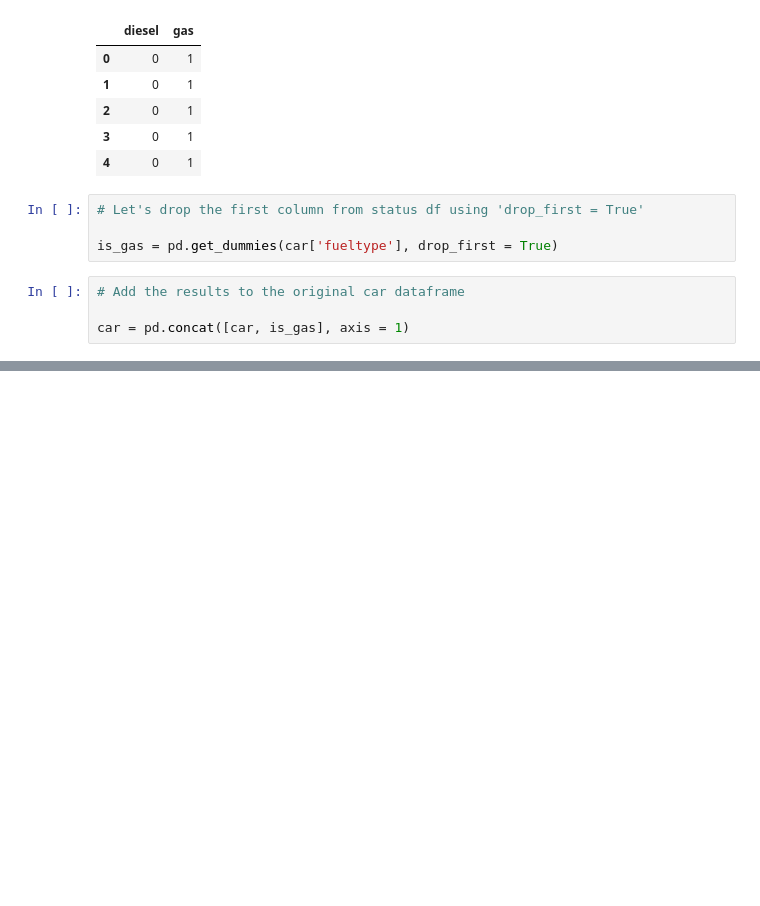
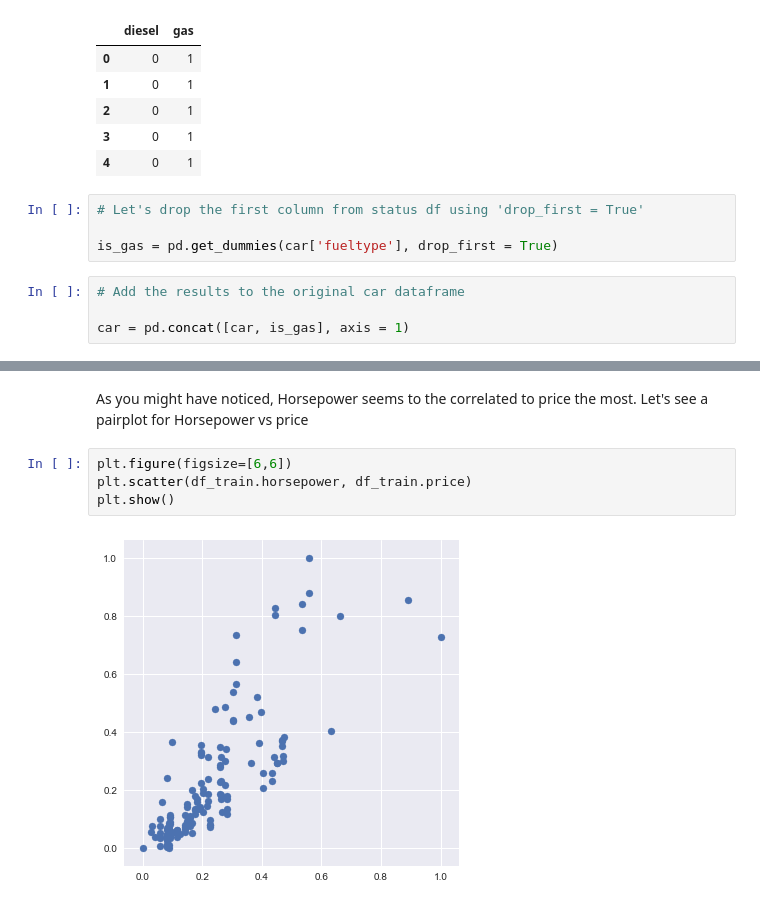
Before and after one commit to Abhi0926/Multivariate_Linear_Regression, a Jupyter notebook: Jupyter Notebook/Linear_Regression_Case_Study.ipynb, the cells around one changed output, grey strips where cells are left out. Saved outputs shown, nothing was run; the diff lists cells and outputs as text; blank space fills up the shorter version.

```diff
--- a/Jupyter Notebook/Linear_Regression_Case_Study.ipynb
+++ b/Jupyter Notebook/Linear_Regression_Case_Study.ipynb
@@ -198,0 +412,8 @@ car.drop(['fueltype'], axis = 1, inplace = True)
+# %% [markdown]
+As you might have noticed, Horsepower seems to the correlated to price the most. Let's see a pairplot for Horsepower vs price
+# %%
+plt.figure(figsize=[6,6])
+plt.scatter(df_train.horsepower, df_train.price)
+plt.show()
+# %% [output]
+[figure, added]
```
Also changed, not shown: parts of 107 cells of this notebook.
